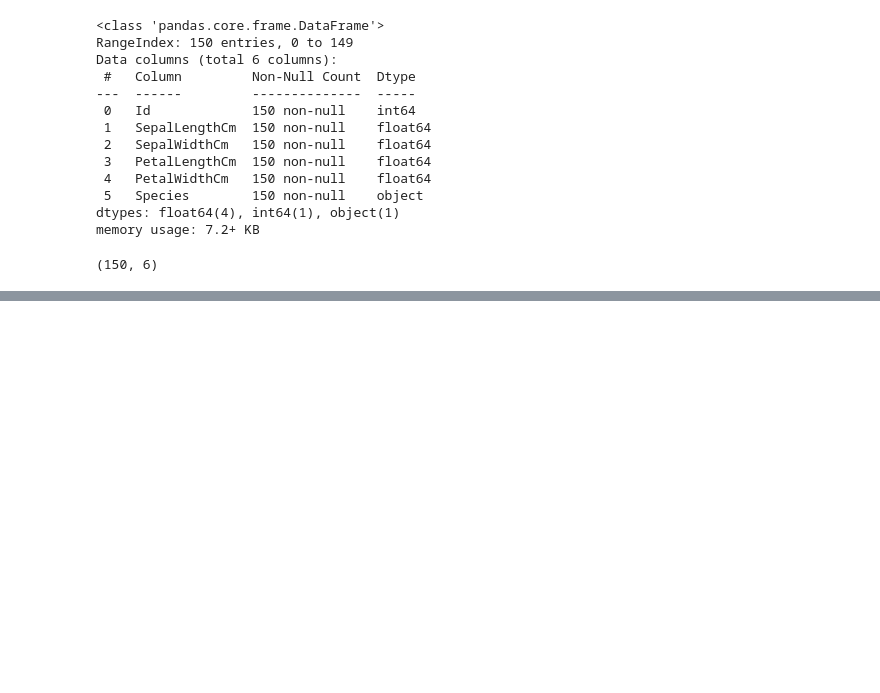
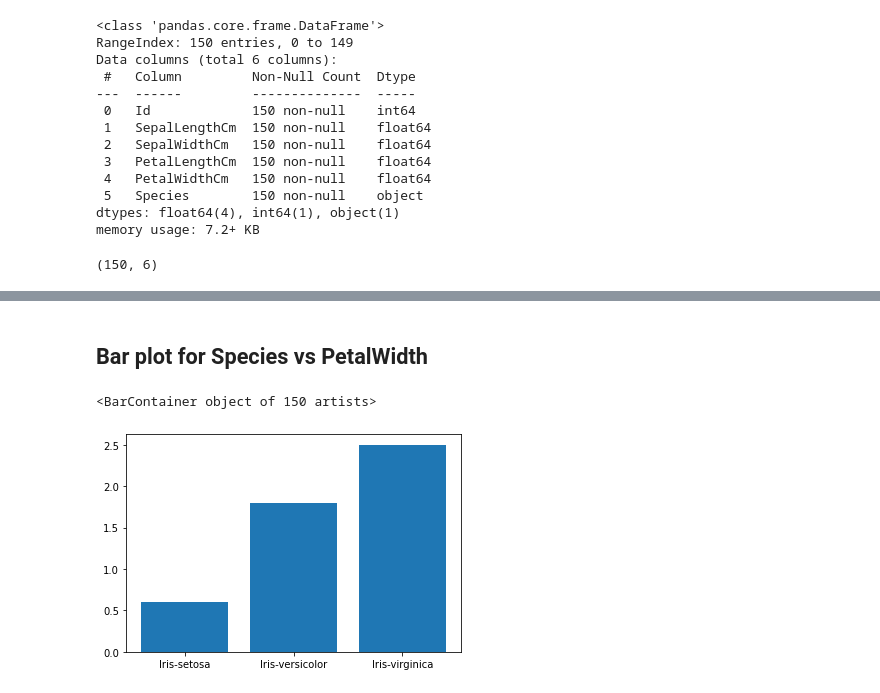
Before and after one commit to anupamtudu/LGMVIP-DataScience, a Jupyter notebook: Beginner Level/Task1/Iris Flowers.ipynb, the cells around one changed output, grey strips where cells are left out. Cells and saved outputs as stored; diff of their text form; code cells hidden in the pictures; blank space fills up the shorter version.

```diff
--- a/Beginner Level/Task1/Iris Flowers.ipynb
+++ b/Beginner Level/Task1/Iris Flowers.ipynb
@@ -42,0 +107,7 @@ data.shape
+# %% [markdown]
+## Bar plot for Species vs PetalWidth
+# %%
+plt.bar(data['Species'], data['PetalWidthCm'])
+# %% [output]
+<BarContainer object of 150 artists>
+[figure, added]
```
Also changed, not shown: parts of 58 cells of this notebook.
